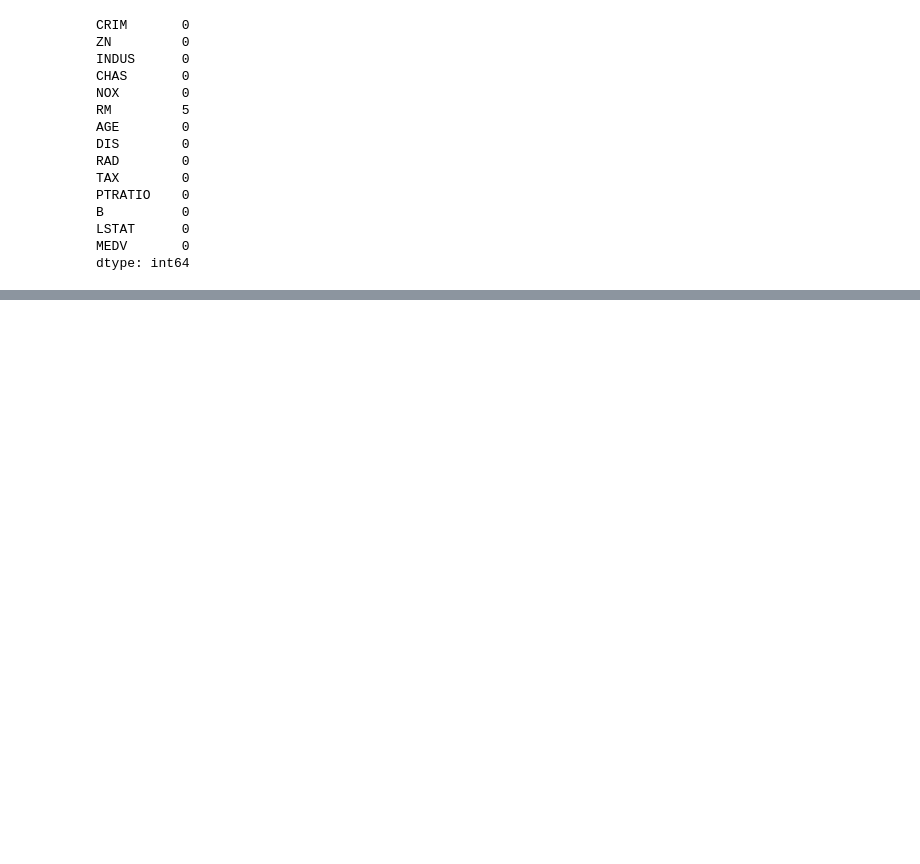
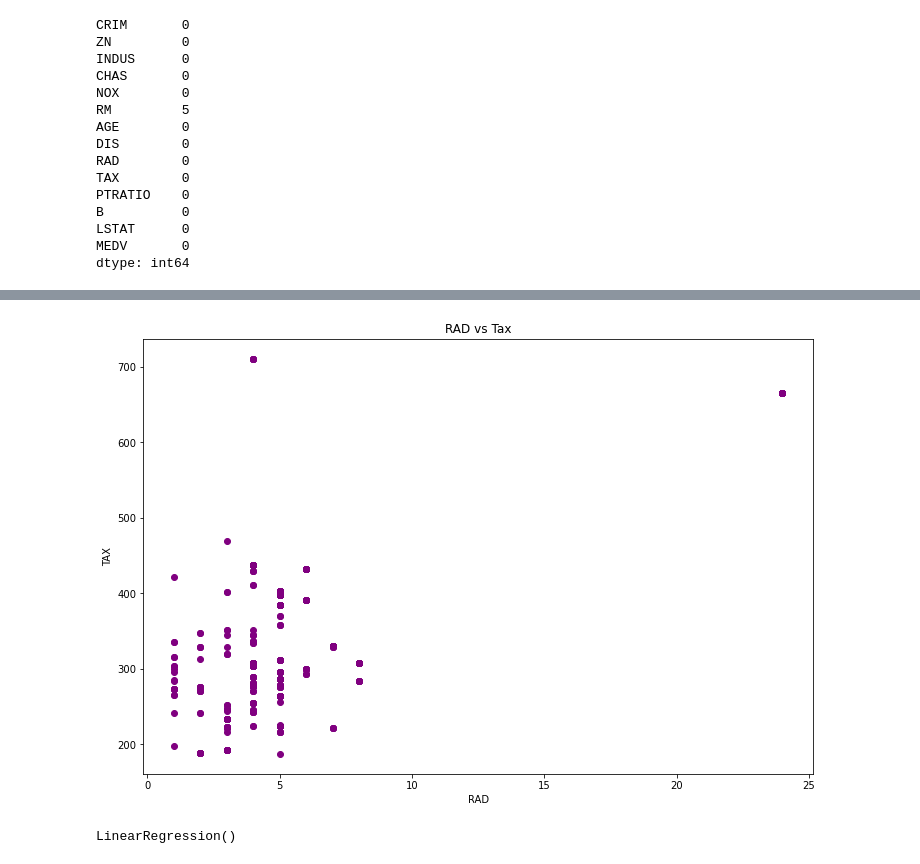
Before and after one commit to Jhart98/real_estate_regression, a Jupyter notebook: Data-Cleaning.ipynb, the cells around one changed output, grey strips where cells are left out. Drawn from its saved outputs; the diff is of its cells as text; code cells hidden in the pictures; blank space fills up the shorter version.

Commit message:
linear reg

```diff
--- a/Data-Cleaning.ipynb
+++ b/Data-Cleaning.ipynb
@@ -66,0 +90,9 @@ dtype: float64
+# %%
+# Scatter plot of RAD vs tax
+plt.figure(figsize=(12,8))
+plt.title('RAD vs Tax')
+plt.xlabel('RAD')
+plt.ylabel('TAX')
+plt.scatter(df['RAD'], df['TAX'], color='purple');
+# %% [output]
+[figure, added]
@@ -66,0 +112,5 @@ dtype: float64
+# %%
+# Fit on the training data
+lr.fit(X_train,y_train)
+# %% [output]
+LinearRegression()
```
Also changed, not shown: parts of 12 cells of this notebook, 1 other file.
